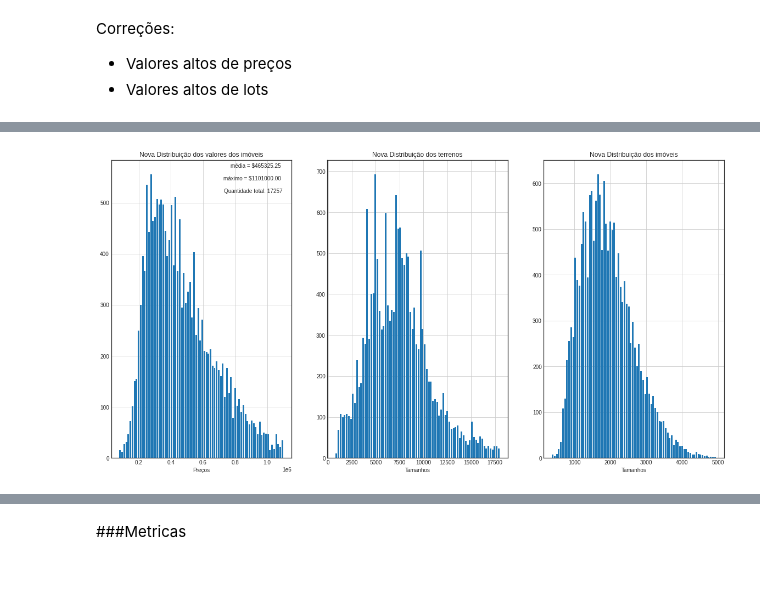
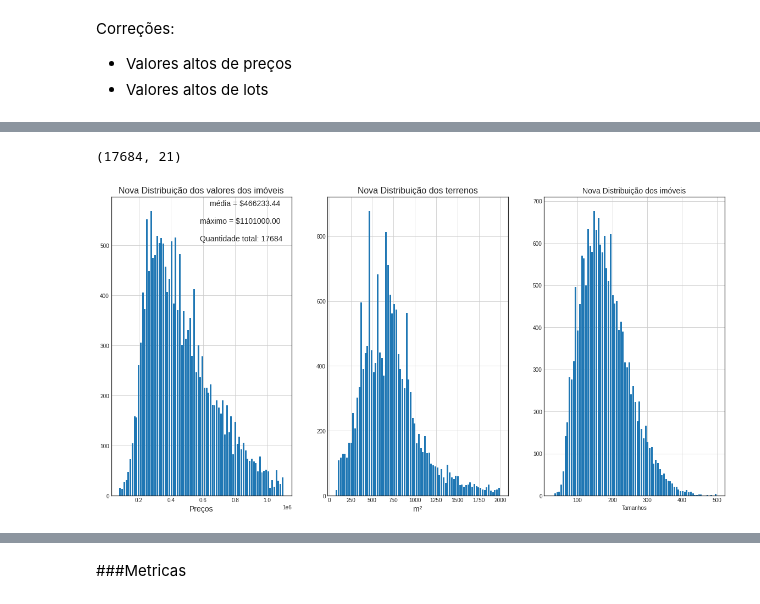
Before and after one commit to LucasGleysson/Senac_ML, a Jupyter notebook: ML_Projeto_Final.ipynb, the cells around one changed output, grey strips where cells are left out. Drawn from its saved outputs; the diff is of its cells as text; code cells hidden in the pictures; blank space fills up the shorter version.

```diff
--- a/ML_Projeto_Final.ipynb
+++ b/ML_Projeto_Final.ipynb
@@ -96,4 +87,0 @@ Name: waterfront, dtype: int64
-# %%
-# Corrigindo pequeno erro em waterfront
-houses.loc[houses['waterfront'] == 3] = 1
-houses.loc[houses['waterfront'] == 3]
@@ -290,0 +261,12 @@ houses.loc[houses['bedrooms'] == 33]
+# %%
+def converter_sqft(sqft):
+  m2 = sqft / 10.764
+  return m2
+
+# Convertendo de feet² para metro²
+houses['sqft_living'] = houses['sqft_living'].map(converter_sqft)
+houses['sqft_living15'] = houses['sqft_living15'].map(converter_sqft)
+houses['sqft_lot'] = houses['sqft_lot'].map(converter_sqft)
+houses['sqft_lot15'] = houses['sqft_lot15'].map(converter_sqft)
+houses['sqft_above'] = houses['sqft_above'].map(converter_sqft)
+houses['sqft_basement'] = houses['sqft_basement'].map(converter_sqft)
@@ -578,42 +587,45 @@ std_price = houses['price'].std() * 3
 houses = houses.loc[houses['price'] < std_price]
 
 # Tratando tamanhos de terrenos muito grandes
-houses = houses.loc[houses['sqft_lot'] < 18000]
-houses = houses.loc[houses['sqft_lot15'] < 19000]
-houses = houses.loc[houses['sqft_living'] < 5000]
-houses = houses.loc[houses['sqft_living15'] < 6000]
+houses = houses.loc[houses['sqft_lot'] < 2000]
+houses = houses.loc[houses['sqft_lot15'] < 3000]
+houses = houses.loc[houses['sqft_living'] < 500]
+houses = houses.loc[houses['sqft_living15'] < 600]
 
 # Tratando de valores de imóveis maiores que o terreno
 houses = houses.drop(index=houses.loc[houses['sqft_lot'] < houses['sqft_living']].index.tolist())
+houses.shape
+# %% [output]
+(17684, 21)
 # %%
 plt.style.use('seaborn-white')
 plt.figure(figsize=(20,10))
 
 
 plt.subplot(1,3,1)
 text = f'média = ${houses["price"].mean():.2f} \n\nmáximo = ${max(houses["price"]):.2f} \n\nQuantidade total: {houses.shape[0]}'
 ax = plt.gca()
-plt.text(0.95, 0.99,  text, horizontalalignment='right', verticalalignment='top', transform=ax.transAxes)
+plt.text(0.95, 0.99,  text, horizontalalignment='right', verticalalignment='top', transform=ax.transAxes, fontsize=14)
 plt.hist(houses['price'], rwidth=0.8, bins=80)
-plt.title('Nova Distribuição dos valores dos imóveis')
-plt.xlabel('Preços')
+plt.title('Nova Distribuição dos valores dos imóveis', fontsize=16)
+plt.xlabel('Preços', fontsize=14)
 plt.grid(True)
 
 plt.subplot(1,3,2)
 plt.hist(houses['sqft_lot'], rwidth=0.8, bins=80)
-plt.title('Nova Distribuição dos terrenos')
-plt.xlabel('Tamanhos')
+plt.title('Nova Distribuição dos terrenos', fontsize=16)
+plt.xlabel('m²', fontsize=14)
 plt.grid(True)
 
 plt.subplot(1,3,3)
 plt.hist(houses['sqft_living'], rwidth=0.8, bins=80)
-plt.title('Nova Distribuição dos imóveis')
+plt.title('Nova Distribuição dos imóveis', fontsize=14)
 plt.xlabel('Tamanhos')
 plt.grid(True)
 
 plt.show()
 # %% [output]
-[figure, old version]
+[figure, new version]
 # %%
 # Definimos a variável alvo e a isolamos.
 target = houses['price']
```
Also changed, not shown: parts of 32 cells of this notebook.
